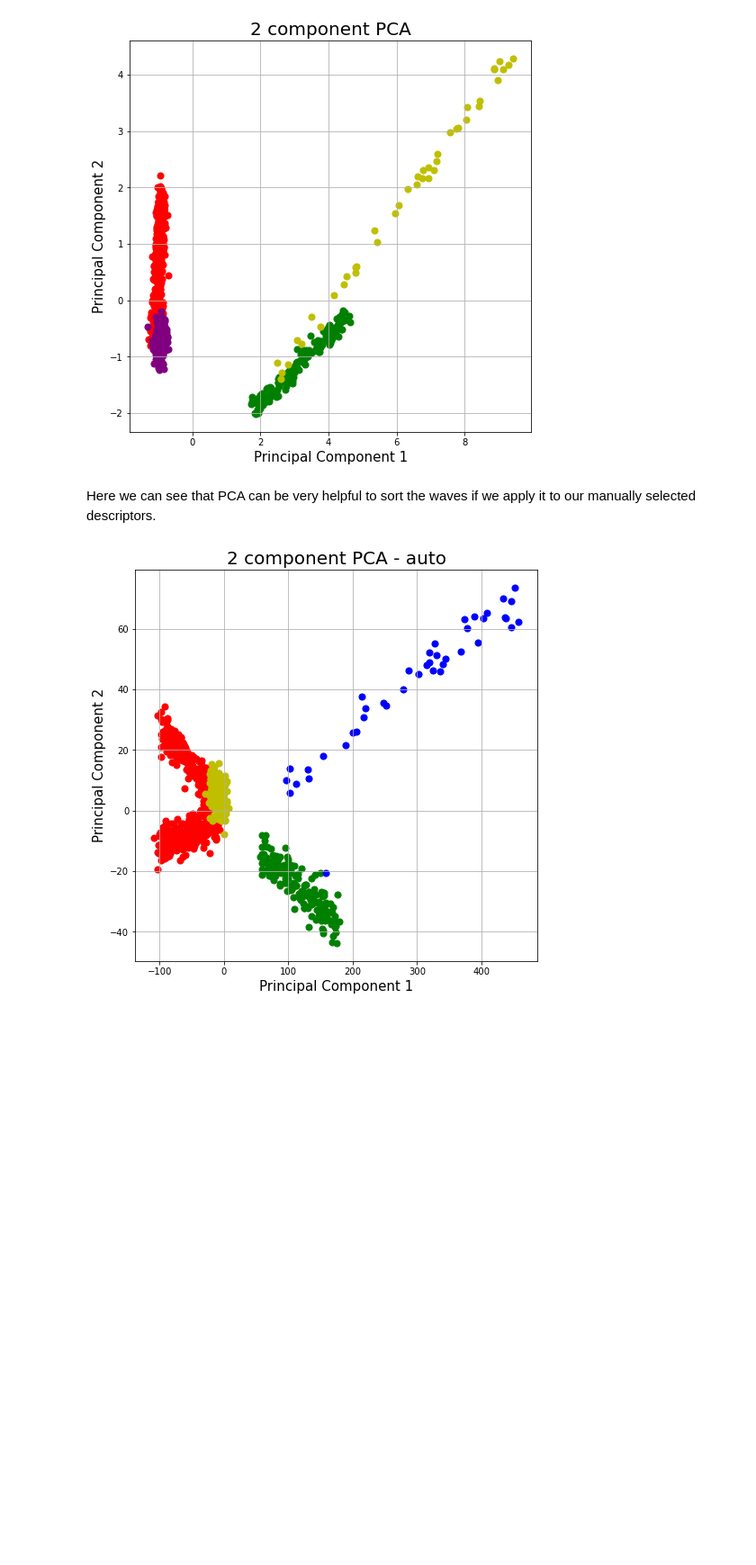
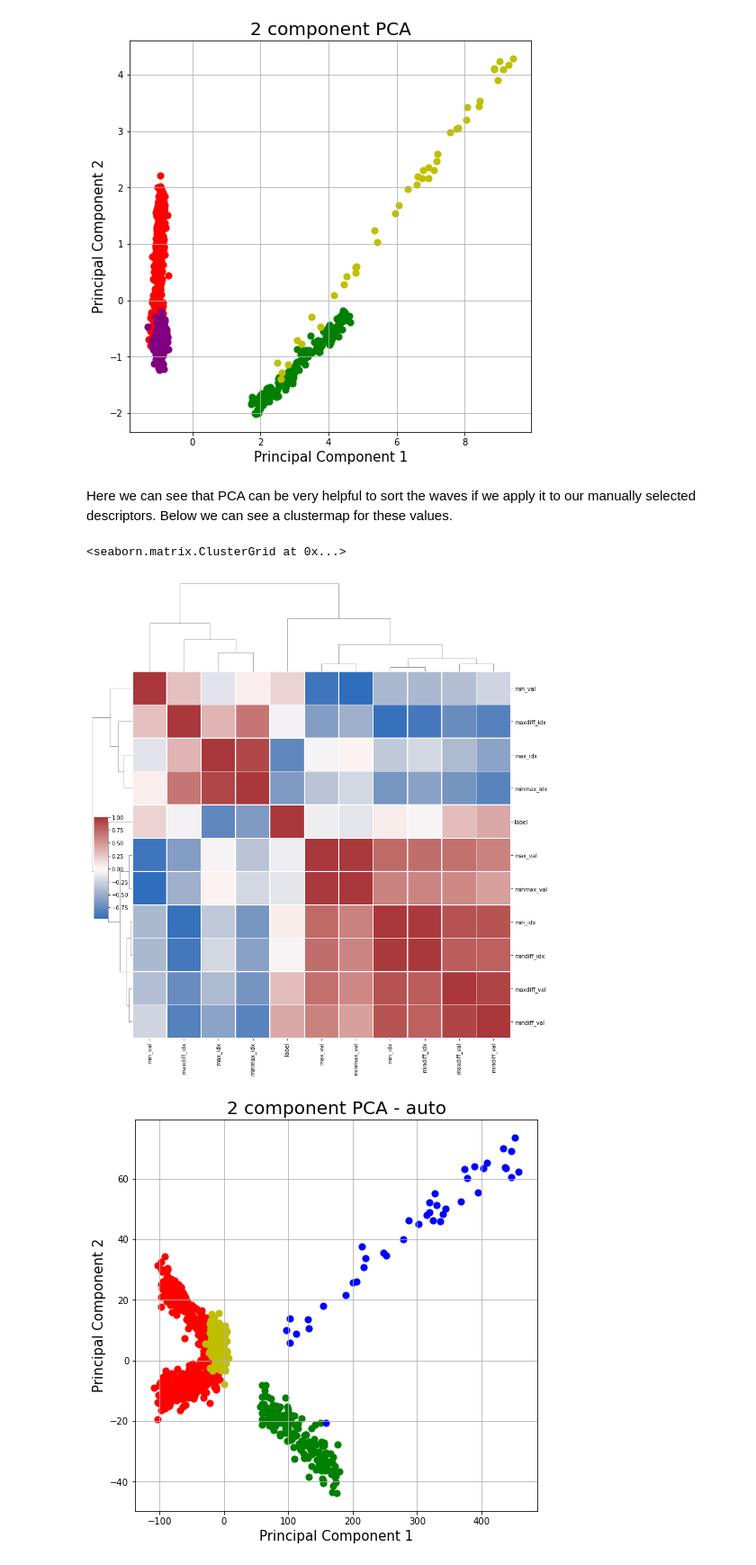
Before and after one commit to sz-janni/DL_spike_detection_sorting, a Jupyter notebook: visualisation.ipynb, the cells around one changed output. Shown at 90% size. Cells and saved outputs as stored; diff of their text form; code cells hidden in the pictures; blank space fills up the shorter version.

Commit message:
seaborn clustermap for PCA visu

```diff
--- a/visualisation.ipynb
+++ b/visualisation.ipynb
@@ -169,6 +169,16 @@ ax.grid()
 [figure]
 # %% [markdown]
 Here we can see that PCA can be very helpful to sort the waves if we apply it to our manually selected descriptors.
+Below we can see a clustermap for these values.
+# %%
+sns.clustermap(df.corr(), center=0, cmap="vlag",
+                #    row_colors=network_colors, col_colors=network_colors,
+                   dendrogram_ratio=(.1, .2),
+                   cbar_pos=(.02, .32, .03, .2),
+                   linewidths=.75, figsize=(12, 13))
+# %% [output]
+<seaborn.matrix.ClusterGrid at 0x...>
+[figure, added]
 # %%
 # Separating out the features
 x = pd.DataFrame.from_records( signals )
```
